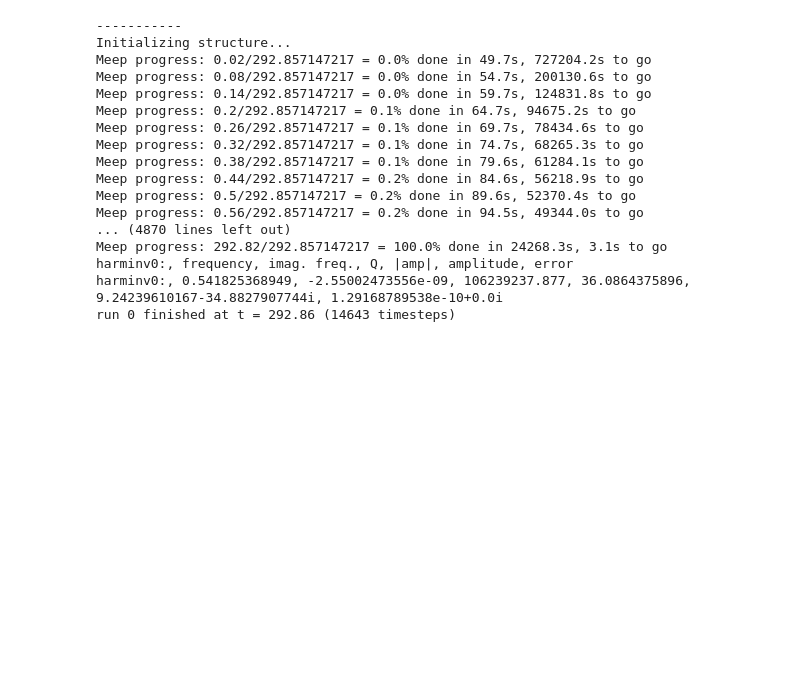
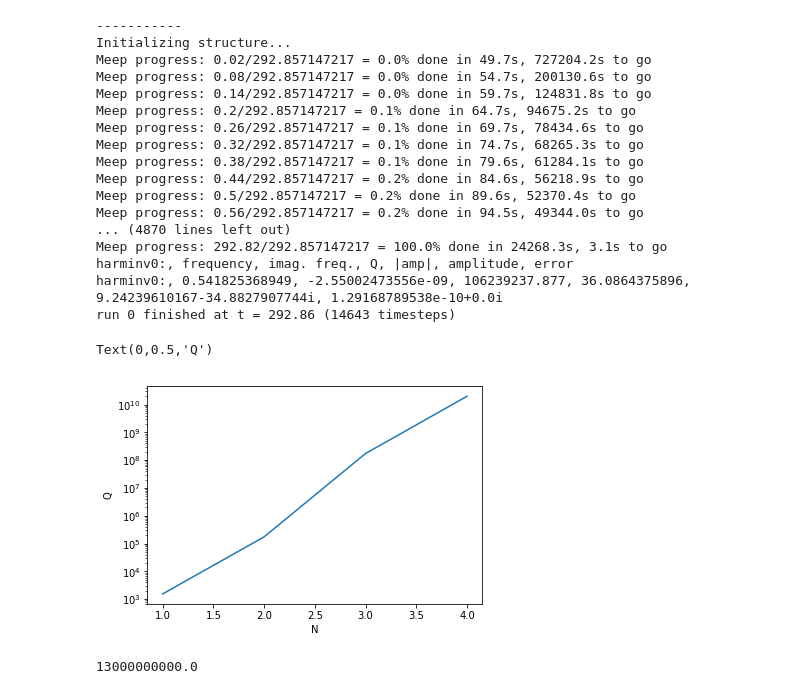
Before and after one commit to WenjieYao/AxionRep, a Jupyter notebook: MeepRun.ipynb, the cells around one changed output. Saved outputs shown, nothing was run; the diff lists cells and outputs as text; code cells hidden in the pictures; blank space fills up the shorter version.

```diff
--- a/MeepRun.ipynb
+++ b/MeepRun.ipynb
@@ -216,3 +216,17 @@ sim.run(mp.dft_ldos(fcen, 0, 1), until_after_sources=Th)
 #Q = m.Q
 #Vmode = 0.25 * a * a
 #print("ldos0:, {}".format(Q / Vmode / (2 * math.pi * f * math.pi * 0.5)))
+# %%
+data =[1.55e3,1.75454e5,1.74940708e8,2e10]
+import matplotlib.pyplot as plt
+plt.plot([1,2,3,4],data)
+plt.yscale('log')
+plt.xlabel('N')
+plt.ylabel('Q')
+# %% [output]
+Text(0,0.5,'Q')
+[figure, added]
+# %%
+1.3e10
+# %% [output]
+13000000000.0
```
Also changed, not shown: 7 other files.
